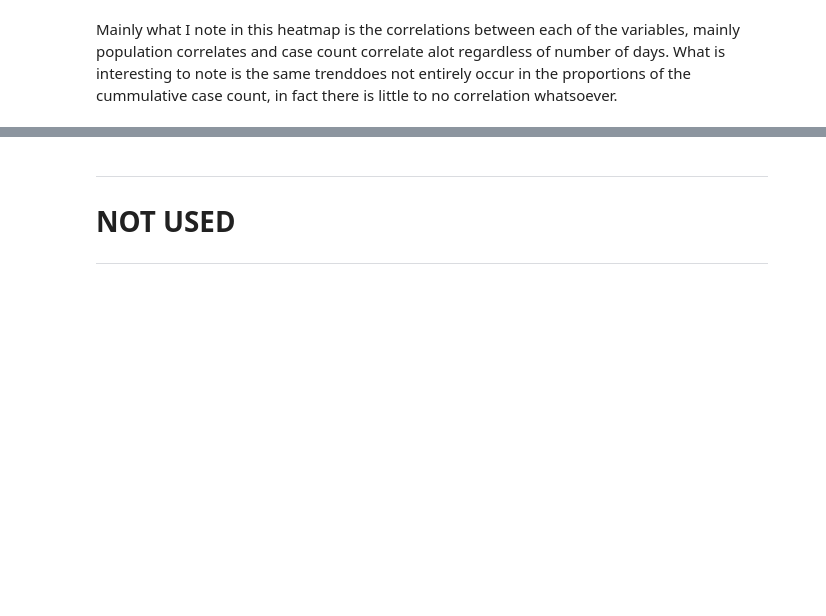
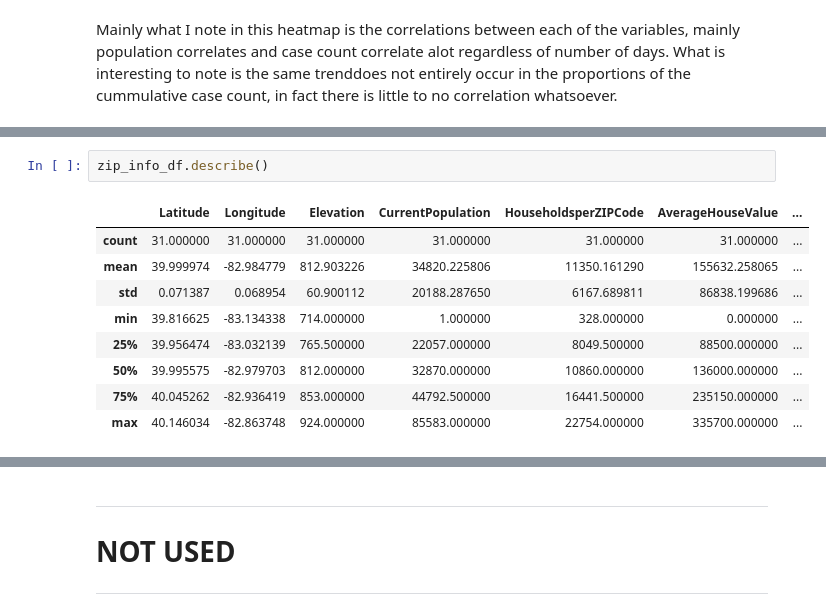
Before and after one commit to stein463/AppliedDataScienceCapstoneIBM, a Jupyter notebook: FinalProjectForIBMDataScienceCertification.ipynb, the cells around one changed output, grey strips where cells are left out. Cells and saved outputs as stored; diff of their text form; blank space fills up the shorter version.

```diff
--- a/FinalProjectForIBMDataScienceCertification.ipynb
+++ b/FinalProjectForIBMDataScienceCertification.ipynb
@@ -679 +680,13 @@ NumberofBusinesses       0.481659
 dtype: float64
+# %%
+zip_info_df.describe()
+# %% [output]
+|  | Latitude | Longitude | Elevation | CurrentPopulation | HouseholdsperZIPCode | AverageHouseValue | ... |
+| count | 31.000000 | 31.000000 | 31.000000 | 31.000000 | 31.000000 | 31.000000 | ... |
+| mean | 39.999974 | -82.984779 | 812.903226 | 34820.225806 | 11350.161290 | 155632.258065 | ... |
+| std | 0.071387 | 0.068954 | 60.900112 | 20188.287650 | 6167.689811 | 86838.199686 | ... |
+| min | 39.816625 | -83.134338 | 714.000000 | 1.000000 | 328.000000 | 0.000000 | ... |
+| 25% | 39.956474 | -83.032139 | 765.500000 | 22057.000000 | 8049.500000 | 88500.000000 | ... |
+| 50% | 39.995575 | -82.979703 | 812.000000 | 32870.000000 | 10860.000000 | 136000.000000 | ... |
+| 75% | 40.045262 | -82.936419 | 853.000000 | 44792.500000 | 16441.500000 | 235150.000000 | ... |
+| max | 40.146034 | -82.863748 | 924.000000 | 85583.000000 | 22754.000000 | 335700.000000 | ... |
```
Also changed, not shown: parts of 4 cells of this notebook.
